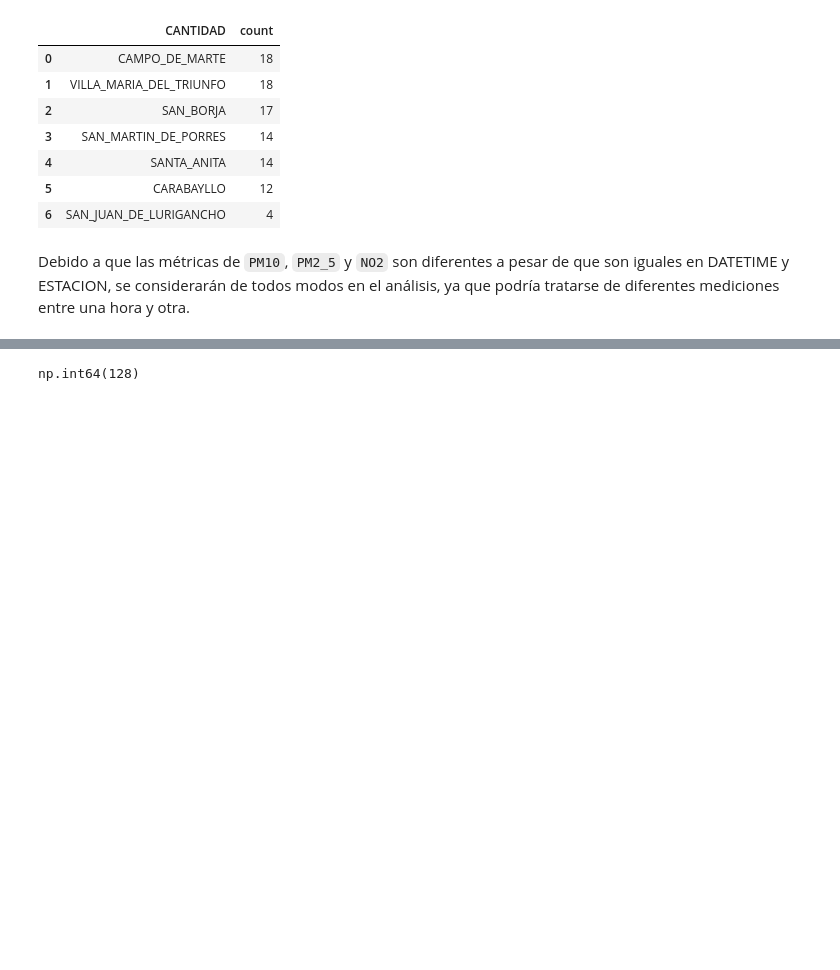
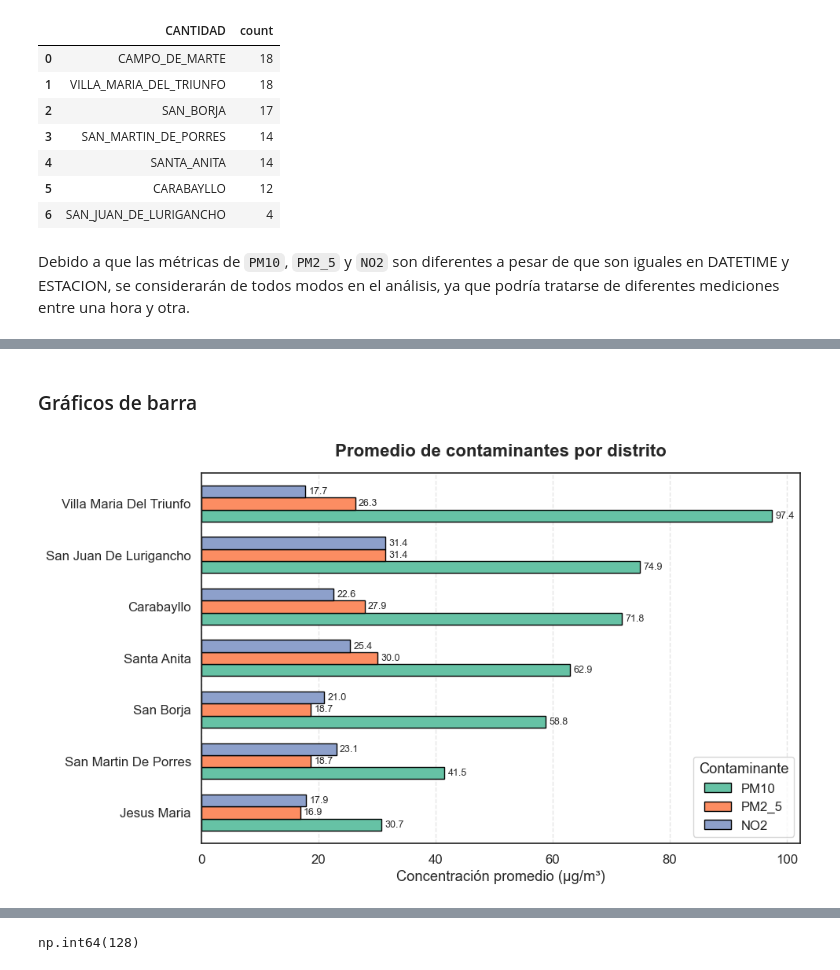
Before and after one commit to guisa17/CC531, a Jupyter notebook: Práctica 02/analisis_senamhi.ipynb, the cells around one changed output, grey strips where cells are left out. Cells and saved outputs as stored; diff of their text form; code cells hidden in the pictures; blank space fills up the shorter version.

```diff
--- a/Práctica 02/analisis_senamhi.ipynb
+++ b/Práctica 02/analisis_senamhi.ipynb
@@ -397,0 +363,3 @@ df_clean[['PM10', 'PM2_5', 'NO2']].corr()
+# %%
+df = pd.read_csv('data/data_senamhi_clean.csv')
+df.head()
@@ -397,0 +472,11 @@ df_clean[['PM10', 'PM2_5', 'NO2']].corr()
+# %%
+# Promedio de contaminantes por distrito
+
+"""
+Promedio de concentración de cada contaminante por distrito.
+Esto nos permite identificar qué distritos presentan peor
+calidad del aire en promedio.
+"""
+
+promedio_distrito = df.groupby('DISTRITO')[['PM10', 'PM2_5', 'NO2']].mean().reset_index()
+promedio_distrito
@@ -397,0 +634,29 @@ df_clean[['PM10', 'PM2_5', 'NO2']].corr()
+# %% [markdown]
+### Gráficos de barra
+# %%
+"""
+Gráfico de barra horizontal que muestra el promedio de cada contaminante por distrito.
+Esto permite comparar visualmente qué distritos tienen mayores niveles promedio de contaminación.
+"""
+
+promedio_distrito['DISTRITO'] = promedio_distrito['DISTRITO'].str.replace('_', ' ').str.title()
+promedio_distrito = promedio_distrito.sort_values('PM10')
+
+ax = promedio_distrito.plot(
+    kind='barh', x='DISTRITO', y=['PM10', 'PM2_5', 'NO2'],
+    figsize=(10,6), color=sns.color_palette('Set2', 3),
+    edgecolor='black', width=0.7
+)
+
+plt.title('Promedio de contaminantes por distrito', fontsize=16, fontweight='bold', pad=15)
+plt.xlabel('Concentración promedio (µg/m³)')
+plt.ylabel('')
+plt.legend(title='Contaminante')
+plt.grid(axis='x', linestyle='--', alpha=0.5)
+
+for c in ax.containers: ax.bar_label(c, fmt='%.1f', padding=3, fontsize=9)
+
+plt.tight_layout()
+plt.show()
+# %% [output]
+[figure, added]
```
Also changed, not shown: parts of 35 cells of this notebook.
